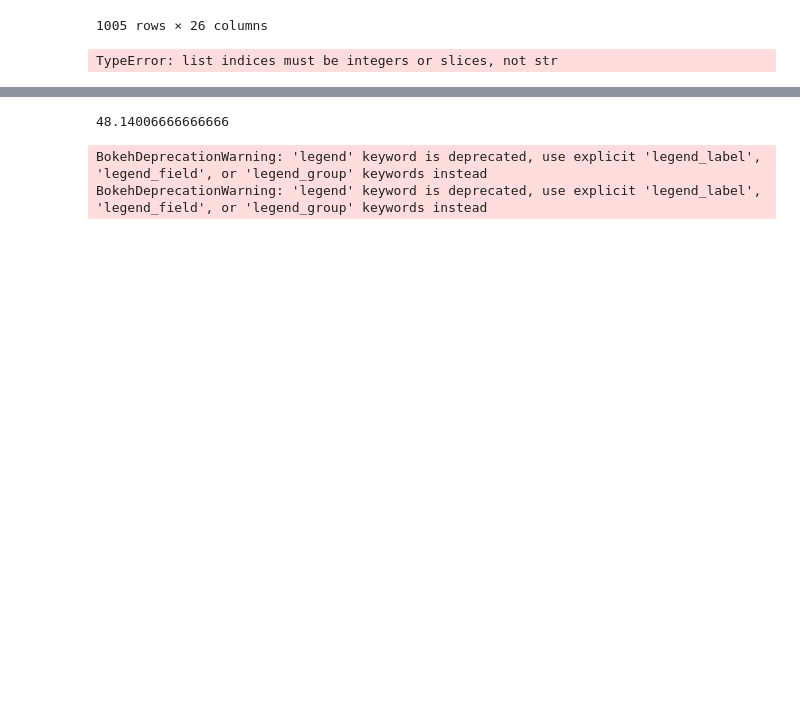
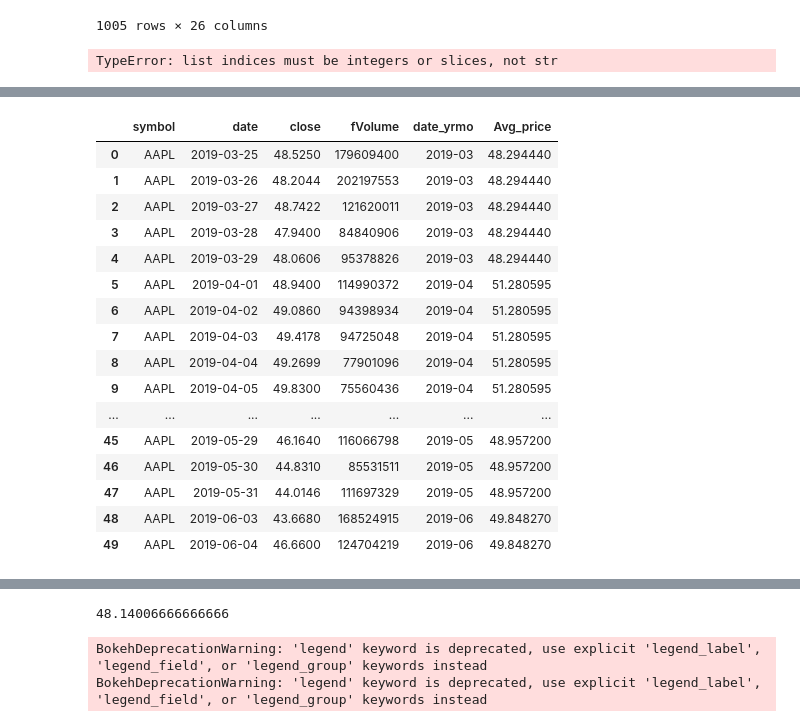
Before and after one commit to ccoppa/stock_scanner, a Jupyter notebook: scanner.ipynb, the cells around one changed output, grey strips where cells are left out. Saved outputs shown, nothing was run; the diff lists cells and outputs as text; code cells hidden in the pictures; blank space fills up the shorter version.

```diff
--- a/scanner.ipynb
+++ b/scanner.ipynb
@@ -203,0 +245,28 @@ df.head()
+# %%
+# only use relevant data
+df = df[["symbol","date","close","fVolume"]]
+# transform date to year-month format
+df["date"] = pd.to_datetime(df['date'], format='%Y/%m/%d')
+df["date_yrmo"] = df['date'].dt.strftime('%Y-%m')
+# calculate average close price per month
+df1 = df.groupby('date_yrmo')['close'].mean().reset_index(name='Avg_price')
+df = pd.merge(df, df1, on='date_yrmo', how='left')
+df.head(50)
+# %% [output]
+|  | symbol | date | close | fVolume | date_yrmo | Avg_price |
+| 0 | AAPL | 2019-03-25 | 48.5250 | 179609400 | 2019-03 | 48.294440 |
+| 1 | AAPL | 2019-03-26 | 48.2044 | 202197553 | 2019-03 | 48.294440 |
+| 2 | AAPL | 2019-03-27 | 48.7422 | 121620011 | 2019-03 | 48.294440 |
+| 3 | AAPL | 2019-03-28 | 47.9400 | 84840906 | 2019-03 | 48.294440 |
+| 4 | AAPL | 2019-03-29 | 48.0606 | 95378826 | 2019-03 | 48.294440 |
+| 5 | AAPL | 2019-04-01 | 48.9400 | 114990372 | 2019-04 | 51.280595 |
+| 6 | AAPL | 2019-04-02 | 49.0860 | 94398934 | 2019-04 | 51.280595 |
+| 7 | AAPL | 2019-04-03 | 49.4178 | 94725048 | 2019-04 | 51.280595 |
+| 8 | AAPL | 2019-04-04 | 49.2699 | 77901096 | 2019-04 | 51.280595 |
+| 9 | AAPL | 2019-04-05 | 49.8300 | 75560436 | 2019-04 | 51.280595 |
+| ... | ... | ... | ... | ... | ... | ... |
+| 45 | AAPL | 2019-05-29 | 46.1640 | 116066798 | 2019-05 | 48.957200 |
+| 46 | AAPL | 2019-05-30 | 44.8310 | 85531511 | 2019-05 | 48.957200 |
+| 47 | AAPL | 2019-05-31 | 44.0146 | 111697329 | 2019-05 | 48.957200 |
+| 48 | AAPL | 2019-06-03 | 43.6680 | 168524915 | 2019-06 | 49.848270 |
+| 49 | AAPL | 2019-06-04 | 46.6600 | 124704219 | 2019-06 | 49.848270 |
```
Also changed, not shown: parts of 6 cells of this notebook.
